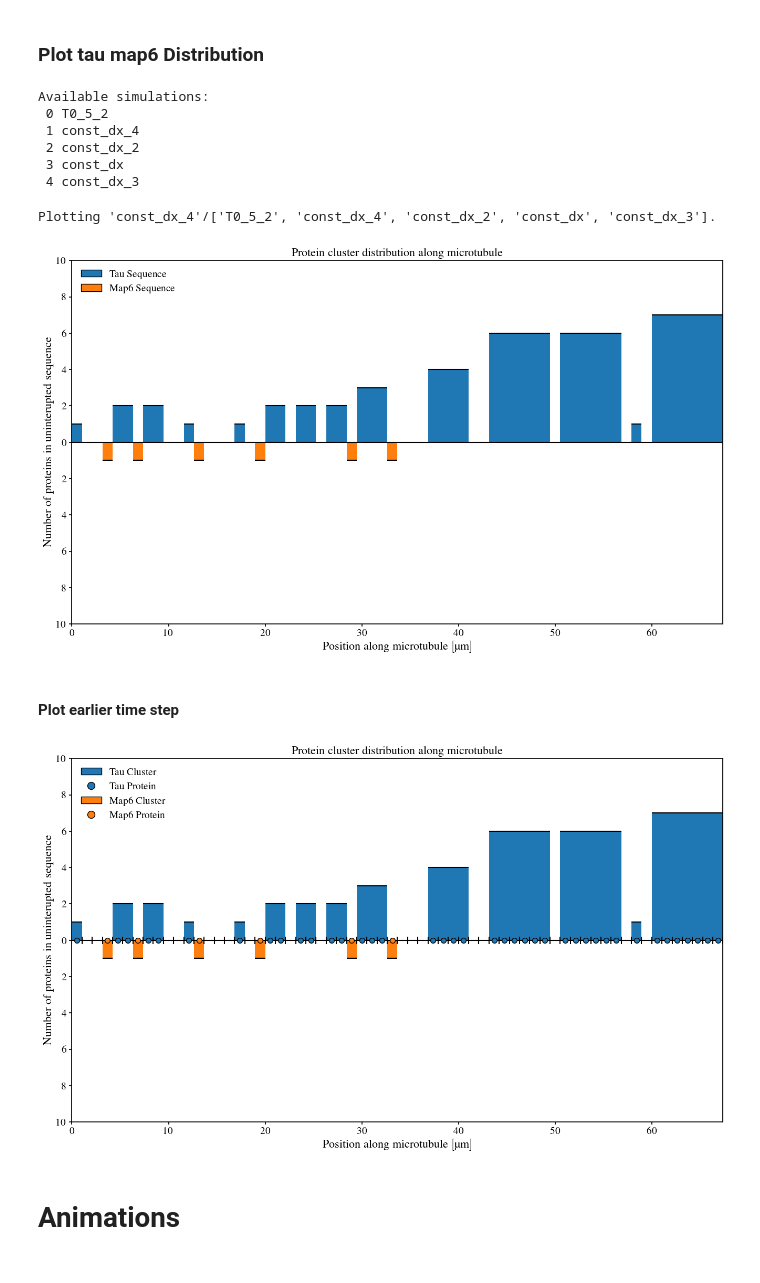
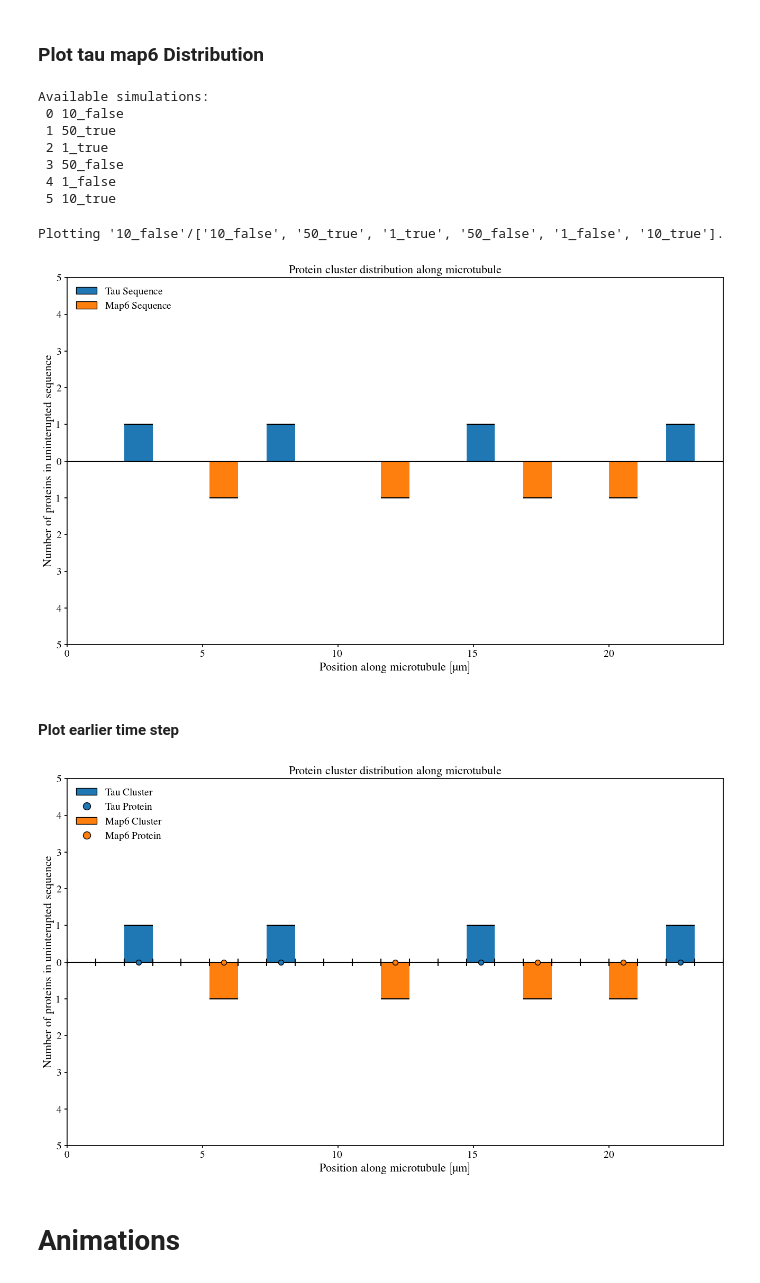
Before and after one commit to CWU-Computational-Biophysics/tau_mts, a Jupyter notebook: analysis.ipynb, the cells around one changed output. Drawn from its saved outputs; the diff is of its cells as text; code cells hidden in the pictures.

```diff
--- a/analysis.ipynb
+++ b/analysis.ipynb
@@ -24,7 +24,7 @@ from rich import print
 from tqdm import tqdm
 # %%
 # define the data directory
-data_dir = Path("data", "raw_sim_data")
+data_dir = Path("data", "paper_data")
 
 # configure plotting
 # define the figure save directory
@@ -32,8 +32,7 @@ figure_dir = Path("figures", data_dir.parts[-1])
 os.makedirs(figure_dir, exist_ok=True)
 
 # set plot style
-cstyle_file_url = r"https://gist.githubusercontent.com/CalvinSprouse/30bba681da1dd0023e948ca207fad0fc/raw/80a1ae94031873a57c9624103e83f5caf175ac86/cstyle.mplstyle"
-plt.style.use(["default", cstyle_file_url])
+plt.style.use(["default", "cstyle.mplstyle"])
 # %% [markdown]
 ### Define Data Processing Functions
 
@@ -458,17 +457,18 @@ fig.savefig(figure_dir / r"mt_growth_over_time")
 print("Available simulations:\n", "\n ".join([f"{i} {sim_name}" for i, sim_name in enumerate(sim_dict.keys())]))
 # %% [output]
 Available simulations:
- 0 T0_5_2
- 1 const_dx_4
- 2 const_dx_2
- 3 const_dx
- 4 const_dx_3
+ 0 10_false
+ 1 50_true
+ 2 1_true
+ 3 50_false
+ 4 1_false
+ 5 10_true
 # %%
 # define the name of the sim to plot
-sim_name = list(sim_dict.keys())[1]
+sim_name = list(sim_dict.keys())[0]
 print(f"Plotting '{sim_name}'/{list(sim_dict.keys())}.")
 # %% [output]
-Plotting 'const_dx_4'/['T0_5_2', 'const_dx_4', 'const_dx_2', 'const_dx', 'const_dx_3'].
+Plotting '10_false'/['10_false', '50_true', '1_true', '50_false', '1_false', '10_true'].
 # %%
 # define a function to extract the distribution information
 # should take inputs of name, time step, and sim dict
@@ -736,15 +736,15 @@ def plot_clusters(
 # %%
 # plot the protein cluster distribution using the function
 # define the figure
 fig, ax = plt.subplots(figsize=(16, 9))
 
 # plot the clusters
-plot_clusters(fig, ax, name=sim_name, sim_dict=sim_dict, time_step=200, protein_points_size=0, binding_ticks=False)
+plot_clusters(fig, ax, name=sim_name, sim_dict=sim_dict, time_step=-1, protein_points_size=0, binding_ticks=False)
 
 # save the figure
-fig.savefig(figure_dir / r"protein_cluster_distribution")
+fig.savefig(figure_dir / f"{sim_name}_protein_cluster_distribution")
 # %% [output]
-[figure, old version]
+[figure, new version]
 # %% [markdown]
 #### Plot earlier time step
 # %%
@@ -753,12 +753,12 @@ fig.savefig(figure_dir / r"protein_cluster_distribution")
 fig, ax = plt.subplots(figsize=(16, 9))
 
 # plot the clusters
-plot_clusters(fig, ax, name=sim_name, sim_dict=sim_dict, time_step=200, protein_points_size=50, binding_ticks=True)
+plot_clusters(fig, ax, name=sim_name, sim_dict=sim_dict, time_step=500, protein_points_size=50, binding_ticks=True)
 
 # save the figure
-fig.savefig(figure_dir / r"protein_cluster_distribution_explainer")
+fig.savefig(figure_dir / f"{sim_name}_protein_cluster_distribution_explainer")
 # %% [output]
-[figure, old version]
+[figure, new version]
 # %% [markdown]
 # Animations
 # %% [markdown]
```
Also changed, not shown: parts of 7 cells of this notebook, 10 other files.
